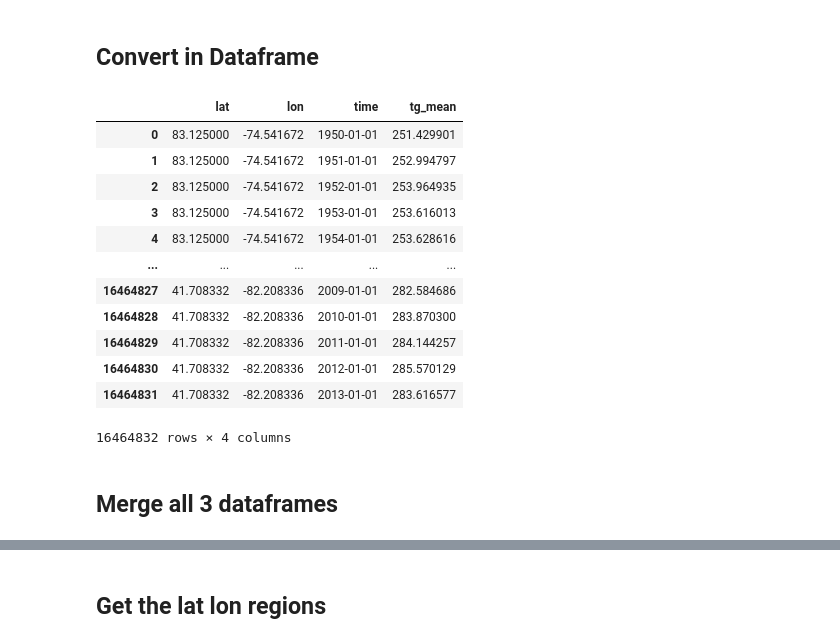
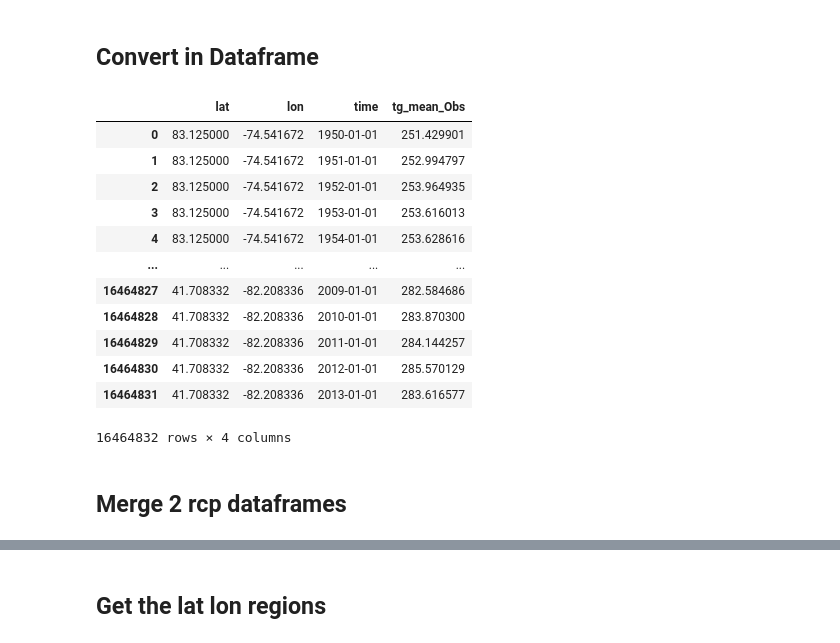
Before and after one commit to Ouranosinc/PortraitsClimMFFP, a Jupyter notebook: Data Processing Jupyter Notebooks/DF for Figure in R Temperature annual all regions.ipynb, the cells around one changed output, grey strips where cells are left out. Drawn from its saved outputs; the diff is of its cells as text; code cells hidden in the pictures.

```diff
--- a/Data Processing Jupyter Notebooks/DF for Figure in R Temperature annual all regions.ipynb
+++ b/Data Processing Jupyter Notebooks/DF for Figure in R Temperature annual all regions.ipynb
@@ -205,20 +126,22 @@ Attributes:
 dfperObs = dsOBs.to_dataframe().dropna()
 dfmeanObs = dfperObs.reset_index()
 dfperObs = 0
-# %%
-dfmeanObs
-# %% [output]
-|  | lat | lon | time | tg_mean |
-| 0 | 83.125000 | -74.541672 | 1950-01-01 | 251.429901 |
-| 1 | 83.125000 | -74.541672 | 1951-01-01 | 252.994797 |
-| 2 | 83.125000 | -74.541672 | 1952-01-01 | 253.964935 |
-| 3 | 83.125000 | -74.541672 | 1953-01-01 | 253.616013 |
-| 4 | 83.125000 | -74.541672 | 1954-01-01 | 253.628616 |
-| ... | ... | ... | ... | ... |
-| 16464827 | 41.708332 | -82.208336 | 2009-01-01 | 282.584686 |
-| 16464828 | 41.708332 | -82.208336 | 2010-01-01 | 283.870300 |
-| 16464829 | 41.708332 | -82.208336 | 2011-01-01 | 284.144257 |
-| 16464830 | 41.708332 | -82.208336 | 2012-01-01 | 285.570129 |
-| 16464831 | 41.708332 | -82.208336 | 2013-01-01 | 283.616577 |
-16464832 rows × 4 columns
+# %%
+dfObs = dfmeanObs.rename(columns={'tg_mean': 'tg_mean_Obs'})
+# %%
+dfObs
+# %% [output]
+|  | lat | lon | time | tg_mean_Obs |
+| 0 | 83.125000 | -74.541672 | 1950-01-01 | 251.429901 |
+| 1 | 83.125000 | -74.541672 | 1951-01-01 | 252.994797 |
+| 2 | 83.125000 | -74.541672 | 1952-01-01 | 253.964935 |
+| 3 | 83.125000 | -74.541672 | 1953-01-01 | 253.616013 |
+| 4 | 83.125000 | -74.541672 | 1954-01-01 | 253.628616 |
+| ... | ... | ... | ... | ... |
+| 16464827 | 41.708332 | -82.208336 | 2009-01-01 | 282.584686 |
+| 16464828 | 41.708332 | -82.208336 | 2010-01-01 | 283.870300 |
+| 16464829 | 41.708332 | -82.208336 | 2011-01-01 | 284.144257 |
+| 16464830 | 41.708332 | -82.208336 | 2012-01-01 | 285.570129 |
+| 16464831 | 41.708332 | -82.208336 | 2013-01-01 | 283.616577 |
+16464832 rows × 4 columns
 # %%
@@ -226,7 +149,7 @@ dfmeanObs.to_feather("/home/mlopez/EXEC/Processed data to clip with regions/rcpO
 # %%
 dfmeanObs = pd.read_feather("/home/mlopez/EXEC/Processed data to clip with regions/rcpObs"+var+"_forTS.feather")
 # %% [markdown]
-## Merge all 3 dataframes
+## Merge 2 rcp dataframes
 # %%
 df2m =  pd.merge(dfmean45, dfmean85, on=["lat","lon", "time"], suffixes=('_45', '_85'))
 # %%
```
Also changed, not shown: parts of 49 cells of this notebook.
